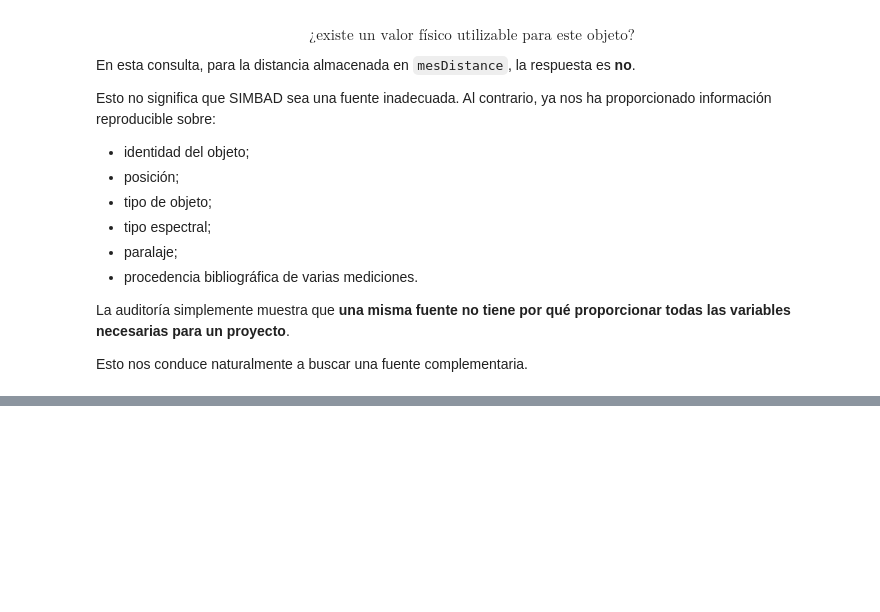
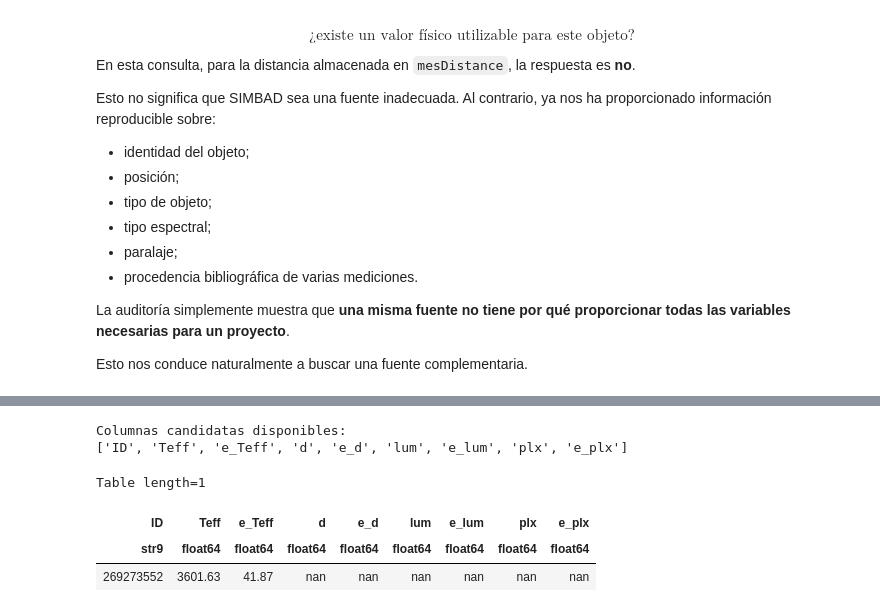
Before and after one commit to Kietth/ACUS220-AstroWave, a Jupyter notebook: 01_exploracion_datos_astronomicos.ipynb, the cells around one changed output, grey strips where cells are left out. Saved outputs shown, nothing was run; the diff lists cells and outputs as text; code cells hidden in the pictures; blank space fills up the shorter version.

```diff
--- a/01_exploracion_datos_astronomicos.ipynb
+++ b/01_exploracion_datos_astronomicos.ipynb
@@ -895,0 +1224,31 @@ $$
+# %%
+# Vista reducida de las variables candidatas del TIC.
+tic_candidate_columns = [
+    "ID",
+    "Teff",
+    "e_Teff",
+    "d",
+    "e_d",
+    "lum",
+    "e_lum",
+    "plx",
+    "e_plx",
+]
+
+tic_available_columns = [
+    column
+    for column in tic_candidate_columns
+    if column in tic_betelgeuse.colnames
+]
+
+print("Columnas candidatas disponibles:")
+print(tic_available_columns)
+
+tic_betelgeuse[tic_available_columns]
+# %% [output]
+Columnas candidatas disponibles:
+['ID', 'Teff', 'e_Teff', 'd', 'e_d', 'lum', 'e_lum', 'plx', 'e_plx']
+Table length=1
+| ID | Teff | e_Teff | d | e_d | lum | e_lum | plx | e_plx |
+| str9 | float64 | float64 | float64 | float64 | float64 | float64 | float64 | float64 |
+| 269273552 | 3601.63 | 41.87 | nan | nan | nan | nan | nan | nan |
```
Also changed, not shown: parts of 24 cells of this notebook.
